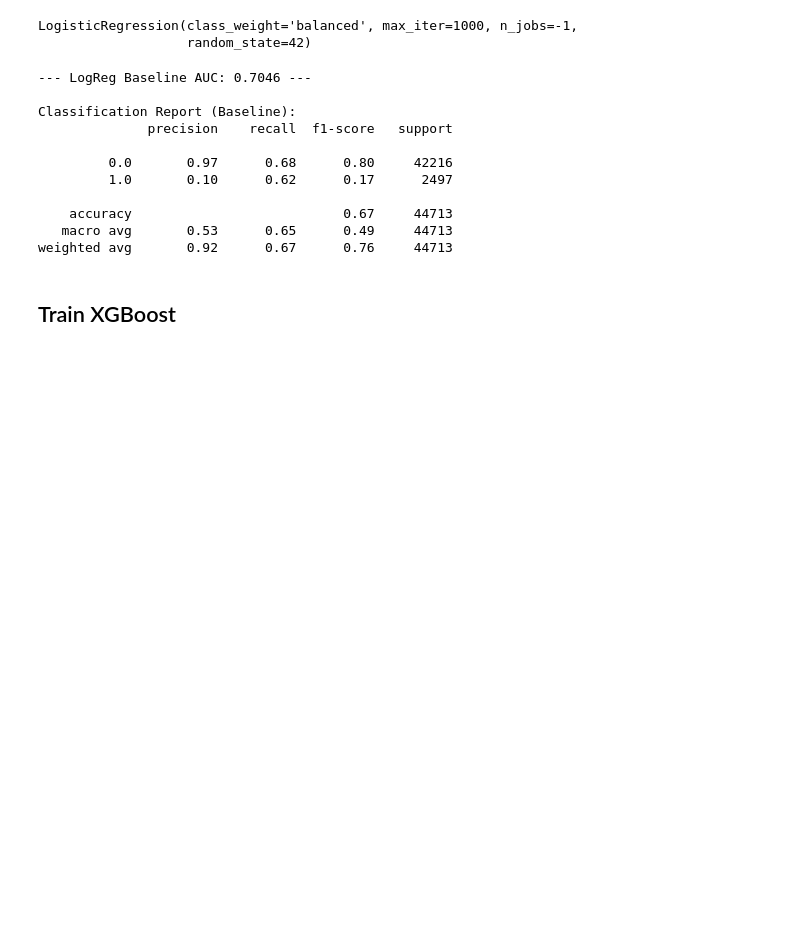
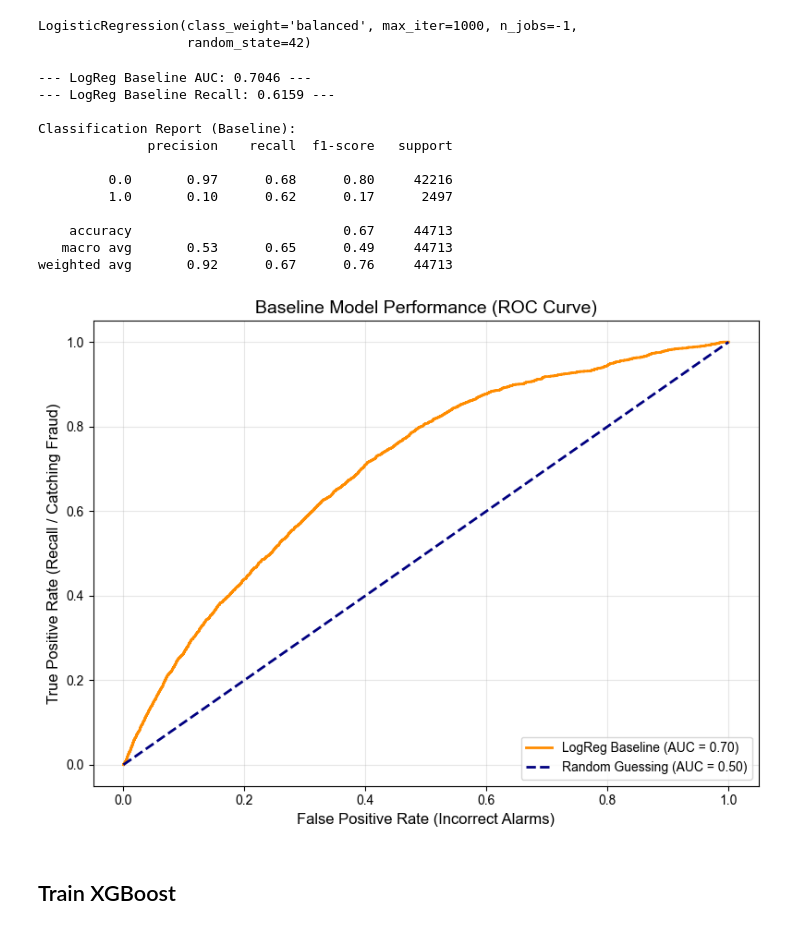
Before and after one commit to zeynepbumin/ds-ml-project, a Jupyter notebook: Fraud_Detection_Model.ipynb, the cells around one changed output. Saved outputs shown, nothing was run; the diff lists cells and outputs as text; code cells hidden in the pictures; blank space fills up the shorter version.

Commit message:
final_model

```diff
--- a/Fraud_Detection_Model.ipynb
+++ b/Fraud_Detection_Model.ipynb
@@ -619,19 +620,22 @@ logreg.fit(X_sub_processed, y_sub)
 LogisticRegression(class_weight='balanced', max_iter=1000, n_jobs=-1,
                    random_state=42)
 # %%
-# Prob of fraud class
+# running logistic regression on the validation set
 val_probs_lr = logreg.predict_proba(X_val_processed)[:, 1]
+val_pred_lr = logreg.predict(X_val_processed)
 
-# AUC calculation
+recall_lr = recall_score(y_val, val_pred_lr)
 auc_lr = roc_auc_score(y_val, val_probs_lr)
+
+
 print(f"--- LogReg Baseline AUC: {auc_lr:.4f} ---")
+print(f"--- LogReg Baseline Recall: {recall_lr:.4f} ---")
 
-# Check Recall (default 0.5 threshold)
-val_preds_lr = logreg.predict(X_val_processed)
 print("\nClassification Report (Baseline):")
 print(classification_report(y_val, val_preds_lr))
 # %% [output]
 --- LogReg Baseline AUC: 0.7046 ---
+--- LogReg Baseline Recall: 0.6159 ---
 
 Classification Report (Baseline):
               precision    recall  f1-score   support
@@ -642,6 +646,23 @@ Classification Report (Baseline):
     accuracy                           0.67     44713
    macro avg       0.53      0.65      0.49     44713
 weighted avg       0.92      0.67      0.76     44713
+# %%
+fpr, tpr, _ = roc_curve(y_val, val_probs_lr)
+
+plt.figure(figsize=(8, 6))
+plt.plot(fpr, tpr, color='darkorange', lw=2, label=f'LogReg Baseline (AUC = {auc_lr:.2f})')
+plt.plot([0, 1], [0, 1], color='navy', lw=2, linestyle='--', label='Random Guessing (AUC = 0.50)')
+
+plt.title('Baseline Model Performance (ROC Curve)', fontsize=14)
+plt.xlabel('False Positive Rate (Incorrect Alarms)', fontsize=12)
+plt.ylabel('True Positive Rate (Recall / Catching Fraud)', fontsize=12)
+plt.legend(loc="lower right")
+plt.grid(alpha=0.3)
+
+plt.tight_layout()
+plt.show()
+# %% [output]
+[figure, added]
 # %% [markdown]
 ## Train XGBoost
 # %%
```
Also changed, not shown: parts of 27 cells of this notebook, 7 other files.
